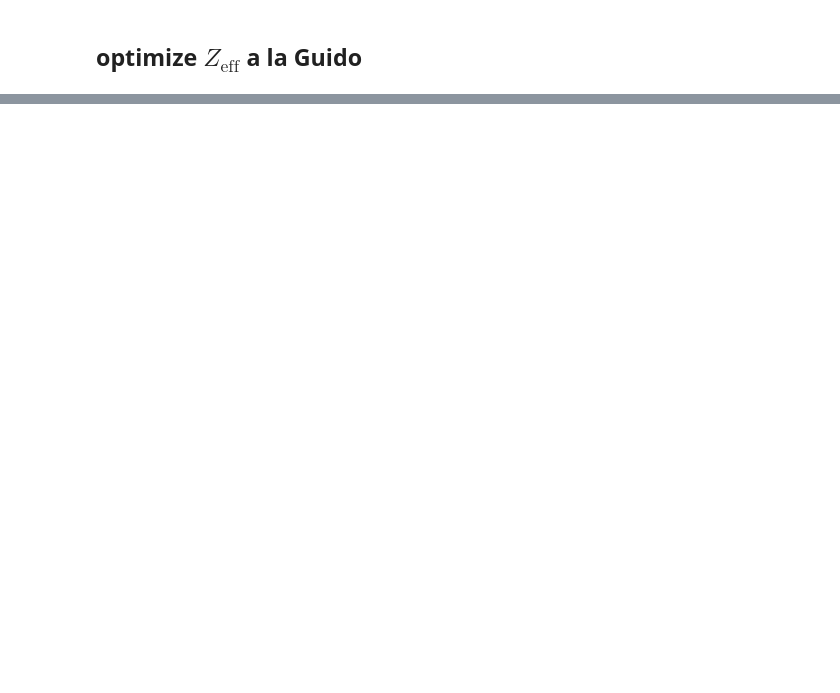
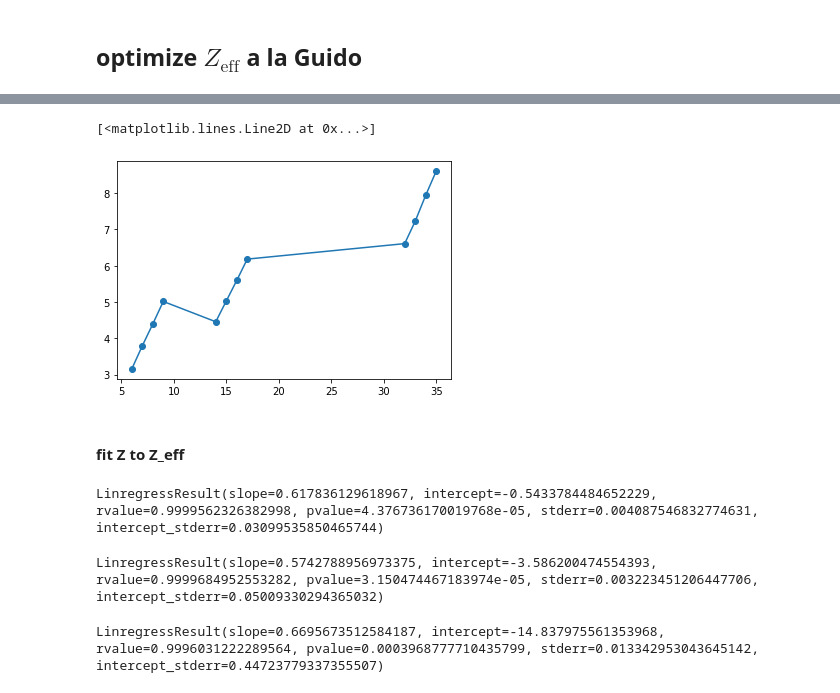
Before and after one commit to ferchault/APDFT, a Jupyter notebook: prototyping/atomic_energies/analysis/bonding_trends/effective_core_charge.ipynb, the cells around one changed output, grey strips where cells are left out. Drawn from its saved outputs; the diff is of its cells as text; code cells hidden in the pictures; blank space fills up the shorter version.

```diff
--- a/prototyping/atomic_energies/analysis/bonding_trends/effective_core_charge.ipynb
+++ b/prototyping/atomic_energies/analysis/bonding_trends/effective_core_charge.ipynb
@@ -450,0 +514,43 @@ b.xdata[:,2] = dist_exact/Bohr
+# %%
+e2 = np.loadtxt('/data/sahre/projects/atomic-energies/data/bonding_trends/pbe0_data/row_2/energies_single.txt')
+e3 = np.loadtxt('/data/sahre/projects/atomic-energies/data/bonding_trends/pbe0_data/row_3/energies_single.txt')
+e4 = np.loadtxt('/data/sahre/projects/atomic-energies/data/bonding_trends/pbe0_data/row_4/energies_single.txt')
+
+nuc_charges = np.array([[6, 7, 8, 9], [14, 15, 16, 17], [32, 33, 34, 35]])
+
+for e, z in zip([e2, e3, e4], z_eff):
+    e_nuc = []
+    for i in range(len(z)):
+        for j in range(i, len(z)):
+            e_nuc.append(z[i]*z[j])
+    e_nuc = np.array(e_nuc)
+    e_el = (e[:,0] - e_nuc).copy()
+    e[:,1] = e_el
+    e[:,2] = e_nuc
+
+distances = dist_exact
+# distances = np.array([10*[1.42] + 10*[2.12] + 10*[2.36]])
+distances /= Bohr
+
+energies = np.concatenate((e2, e3, e4), axis = 0)
+
+
+# initial parameters
+b_ini = bt.BDE_dist(energies, z_eff, distances)
+b_ini.fit(comp_gamma_dist2)
+alpha, beta, gamma, bprime, a, b = b_ini.params[0].copy()
+# p0 = np.array((alpha, np.sqrt(abs(beta)), np.sqrt(abs(gamma)), np.sqrt(abs(bprime)), a, b))
+p0 = np.array((alpha, beta, gamma, bprime, a, b))
+
+p0 = np.concatenate((p0, np.array(z_eff).flatten()))
+
+# fit optimize
+
+b_flexi_zeff = bt.BDE_dist(energies, nuc_charges, distances)
+
+# p0 = (b_flexi_zeff.xdata, 6.63789067e+01, -6.89399512e-05,  2.11811554e+00,  -9.54267972e+01, 0.19332623842045737, 0.006242525668592069,
+#         4.88038233e-02,  4.91408751e+00)
+# p0 = (6.63789067e+01, -6.89399512e-05,  2.11811554e+00,  -9.54267972e+01, 4.88038233e-02,  4.91408751e+00)
+# p0 = np.concatenate((p0, np.array(z_eff).flatten()))
+
+b_flexi_zeff.fit(comp_gamma_dist2_flexible_zeff2, p0)
@@ -450,0 +571,7 @@ b.xdata[:,2] = dist_exact/Bohr
+# %%
+plt.plot(nuc_charges.flatten(), b_flexi_zeff.params[0][6:], '-o')
+# %% [output]
+[<matplotlib.lines.Line2D at 0x...>]
+[figure, added]
+# %% [markdown]
+#### fit Z to Z_eff
@@ -450,0 +593,12 @@ b.xdata[:,2] = dist_exact/Bohr
+# %%
+linregress(nuc_charges[0], b_flexi_zeff.params[0][6:10])
+# %% [output]
+LinregressResult(slope=0.617836129618967, intercept=-0.5433784484652229, rvalue=0.9999562326382998, pvalue=4.376736170019768e-05, stderr=0.004087546832774631, intercept_stderr=0.03099535850465744)
+# %%
+linregress(nuc_charges[1], b_flexi_zeff.params[0][10:14])
+# %% [output]
+LinregressResult(slope=0.5742788956973375, intercept=-3.586200474554393, rvalue=0.9999684952553282, pvalue=3.150474467183974e-05, stderr=0.003223451206447706, intercept_stderr=0.05009330294365032)
+# %%
+linregress(nuc_charges[2], b_flexi_zeff.params[0][14:18])
+# %% [output]
+LinregressResult(slope=0.6695673512584187, intercept=-14.837975561353968, rvalue=0.9996031222289564, pvalue=0.0003968777710435799, stderr=0.013342953043645142, intercept_stderr=0.44723779337355507)
```
Also changed, not shown: parts of 70 cells of this notebook, 5 other files.
